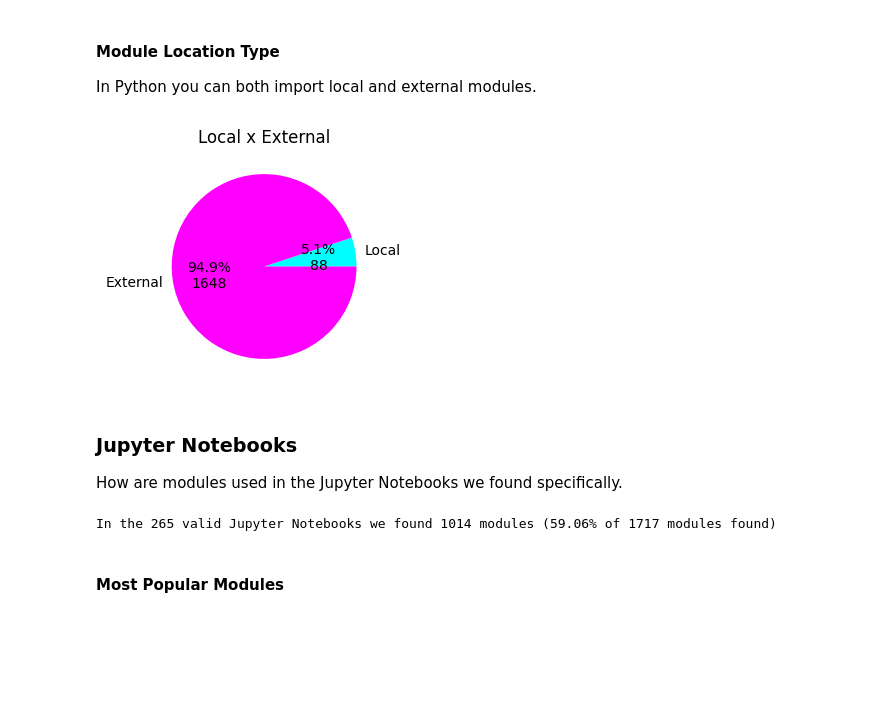
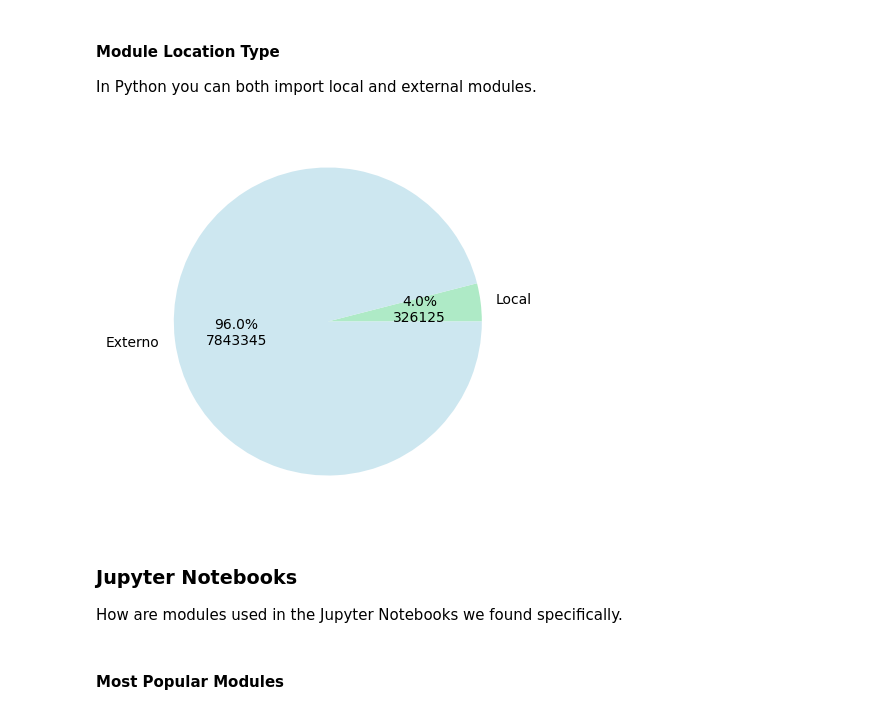
Before and after one commit to dew-uff/dsmining, a Jupyter notebook: src/analyzes/a4_modules.ipynb, the cells around one changed output. Drawn from its saved outputs; the diff is of its cells as text; code cells hidden in the pictures; blank space fills up the shorter version.

```diff
--- a/src/analyzes/a4_modules.ipynb
+++ b/src/analyzes/a4_modules.ipynb
@@ -35,4 +36,0 @@ display(modules)
-# %%
-modules = get_toplevel_modules(modules)
-print("In all we found {} modules in valid python files and jupyter notebooks."
-          .format( len(modules)))
@@ -73,13 +104,16 @@ With IPyhton you can also use:
 # %%
-imports = modules[["any_import_count", "any_import_from_count", "any_load_ext_count"]].sum()\
+from src.helpers.h7_analysis_helpers import pastel_colormap
+%autoreload 2
+imports = modules[["any_import_count", "any_import_from_count"]].sum()\
     .rename(lambda x: x[:-6]).rename_axis('Types')\
     .to_frame("Modules").reset_index(drop=False).sort_values(by='Types')
 
-fig3, ax3 = plt.subplots( figsize=(3,3))
+fig3, ax3 = plt.subplots( figsize=(5,5))
 imports.plot\
-    .pie(ax=ax3, y="Modules", title="Most Common Import Types",
-         labels=["import", "import_from", "load_ext"], ylabel='',cmap="cool",
+    .pie(ax=ax3, y="Modules", ylabel='Repositórios',
+         labels=["import ...", "from ... import ..."],cmap=pastel_colormap(2),
          autopct=(lambda prct_value: '{:.1f}%\n{:.0f}'
                   .format(prct_value,(imports["Modules"].sum())*prct_value/100)) )\
     .get_legend().remove()
+fig3.savefig("outputs/a4/tipos_modulo.png", dpi=500, bbox_inches='tight', format='png')
 # %% [output]
@@ -88,32 +122,30 @@ imports.plot\
 #### Module Location Type
 In Python you can both import local and external modules.
 # %%
+import matplotlib.colors as mcolors
 local = modules["local_any_count"].sum()
 external = modules["external_any_count"].sum()
 location = pd.DataFrame({'Type':['local','external'], 'Modules':[local,external]})
 
-fig4, ax4 = plt.subplots( figsize=(3,3))
+fig4, ax4 = plt.subplots( figsize=(5,5))
 location.plot\
-    .pie(ax=ax4, y="Modules", title="Local x External",
-         labels=["Local", "External"], ylabel='',cmap="cool",
+    .pie(ax=ax4, y="Modules",
+         labels=["Local", "Externo"], ylabel='',cmap=mcolors.ListedColormap(['#AEEAC6', '#CDE7F0']),
          autopct=(lambda prct_value: '{:.1f}%\n{:.0f}'
                   .format(prct_value,(imports["Modules"].sum())*prct_value/100)) )\
     .get_legend().remove()
+fig4.savefig("outputs/a4/local_modulo.png", dpi=500, bbox_inches='tight', format='png')
 # %% [output]
-[figure, old version]
+[figure, new version]
 # %% [markdown]
 ### Jupyter Notebooks
 How are modules used in the Jupyter Notebooks we found specifically.
 # %%
-valid_notebooks = session.query(Notebook).filter(Notebook.state==NB_AGGREGATED).count()
-notebook_modules = modules[modules.type=='notebook']
-sum_modules = notebook_modules.any_any_count.sum()
+sum_modules = notebook.any_any_count.sum()
 all_modules = modules.any_any_count.sum()
 percentage = sum_modules / all_modules * 100
-print("In the %d valid Jupyter Notebooks we found %d modules (%.2f%% of %d modules found)"
-      % (valid_notebooks, sum_modules, percentage, all_modules))
+print("In Jupyter Notebooks we found %d modules (%.2f%% of %d modules found)"
+      % (sum_modules, percentage, all_modules))
-# %% [output]
-In the 265 valid Jupyter Notebooks we found 1014 modules (59.06% of 1717 modules found)
 # %% [markdown]
 #### Most Popular Modules
 # %%
```
Also changed, not shown: parts of 21 cells of this notebook, 22 other files.
